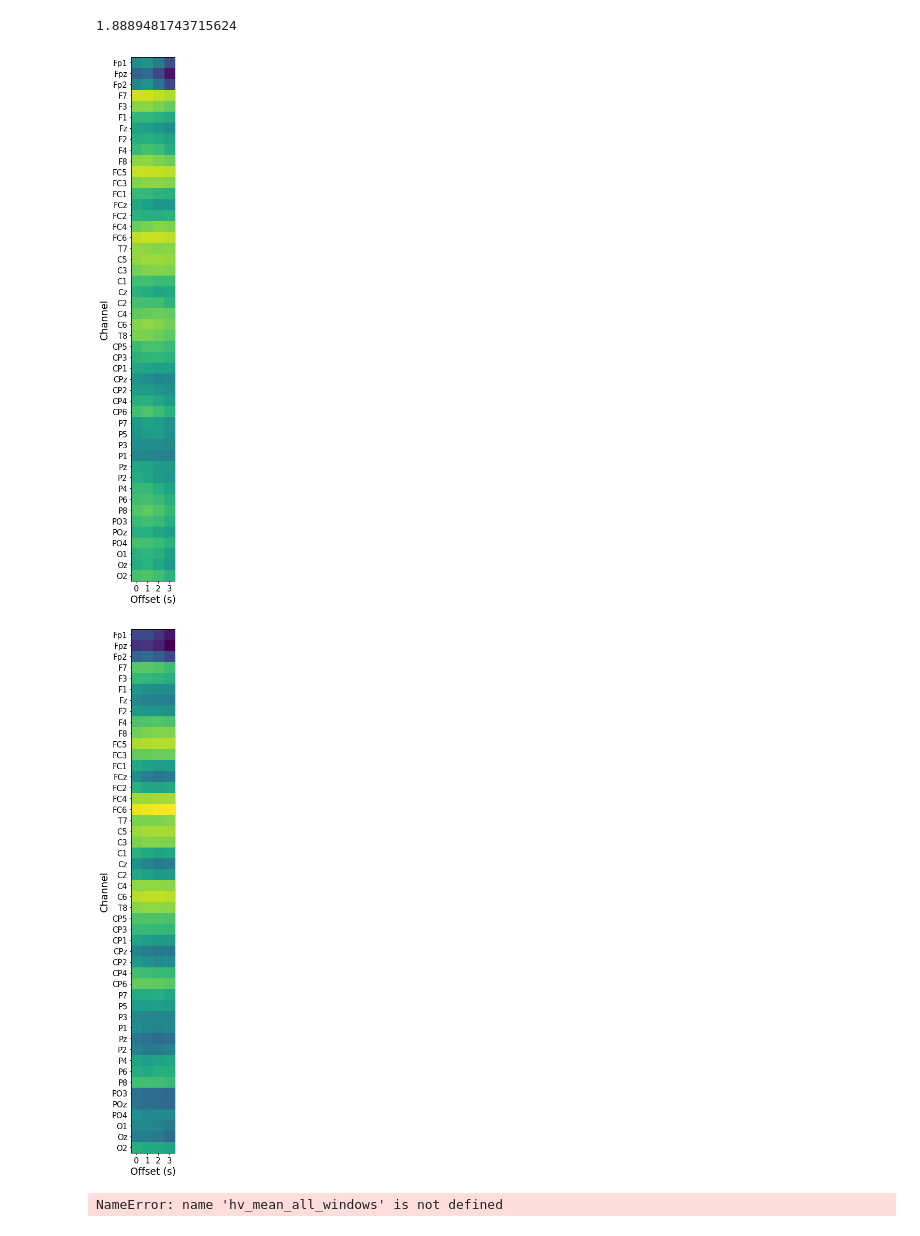
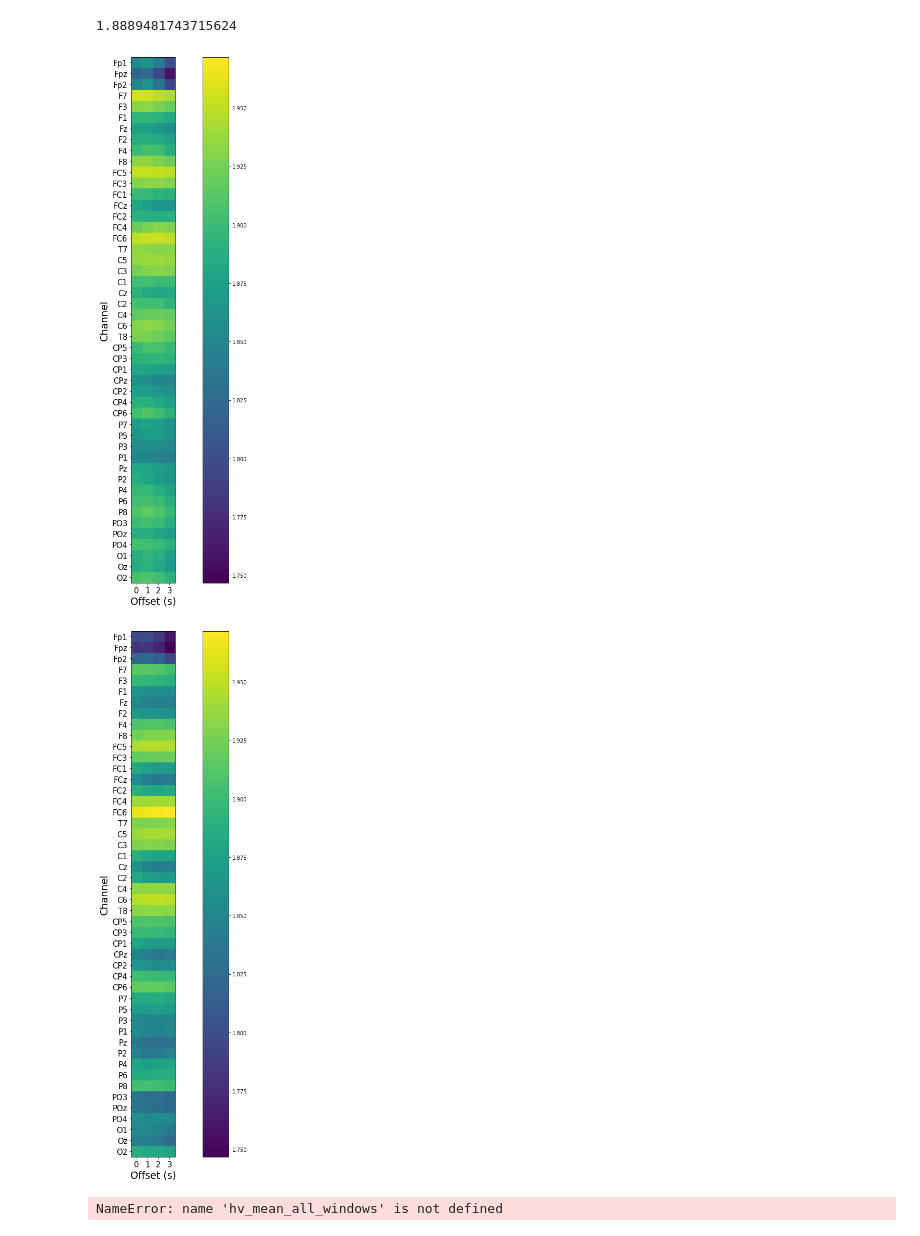
Before and after one commit to cristianch/EEG_CNP, a Jupyter notebook: notebooks/hfd_analysis.ipynb, the cells around one changed output. Cells and saved outputs as stored; diff of their text form; code cells hidden in the pictures.

Commit message:
colourbars for heatmaps

```diff
--- a/notebooks/hfd_analysis.ipynb
+++ b/notebooks/hfd_analysis.ipynb
@@ -591,19 +595,20 @@ n_channels = len(graph_labels)
 # %%
 title = 'Normalized HFD values in ' + limb['name'] + ' within a 2s sliding window, PDP; k=7'
 graph_name = 'window_pdp_' + limb['name']
 
 plt.figure(figsize=[15,15])
 #plt.title(title)
 plt.ylabel('Channel', fontsize=graph_font_label)
 plt.yticks(ticks=range(n_channels), labels=graph_labels, fontsize=graph_font_ticks)
 plt.xticks(range(4), fontsize=graph_font_ticks)
 plt.xlabel('Offset (s)', fontsize=graph_font_label)
 plt.imshow(pp_mean_all_windows, vmin=min_hfd, vmax=max_hfd)
 plt.tight_layout()
-plt.savefig('./results/graphs/rearranged/v/' + limb['name'] + '/' + graph_name + '.eps', bbox_inches='tight')
-plt.savefig('./results/graphs/rearranged/v/' + limb['name'] + '/' + graph_name + '.jpg', bbox_inches='tight')
+plt.colorbar()
+plt.savefig('./results/graphs/rearranged_with_colourbars/v/' + limb['name'] + '/' + graph_name + '.eps', bbox_inches='tight')
+plt.savefig('./results/graphs/rearranged_with_colourbars/v/' + limb['name'] + '/' + graph_name + '.jpg', bbox_inches='tight')
 # %% [output]
-[figure, old version]
+[figure, new version]
 # %%
 title = 'Normalized HFD values in ' + limb['name'] + ' within a 2s sliding window, PNP; k=7'
 graph_name = 'window_pnp_' + limb['name']
@@ -616,10 +621,11 @@ plt.xticks(range(4), fontsize=graph_font_ticks)
 plt.xlabel('Offset (s)', fontsize=graph_font_label)
 plt.imshow(pnp_mean_all_windows, vmin=min_hfd, vmax=max_hfd)
 plt.tight_layout()
-plt.savefig('./results/graphs/rearranged/v/' + limb['name'] + '/' + graph_name + '.eps', bbox_inches='tight')
-plt.savefig('./results/graphs/rearranged/v/' + limb['name'] + '/' + graph_name + '.jpg', bbox_inches='tight')
+plt.colorbar()
+plt.savefig('./results/graphs/rearranged_with_colourbars/v/' + limb['name'] + '/' + graph_name + '.eps', bbox_inches='tight')
+plt.savefig('./results/graphs/rearranged_with_colourbars/v/' + limb['name'] + '/' + graph_name + '.jpg', bbox_inches='tight')
 # %% [output]
-[figure, old version]
+[figure, new version]
 # %%
 title = 'Normalized HFD values in ' + limb['name'] + ' within a 2s sliding window, PNP; k=7'
 graph_name = 'window_hv_' + limb['name']
```
Also changed, not shown: parts of 11 cells of this notebook, 12 other files.
